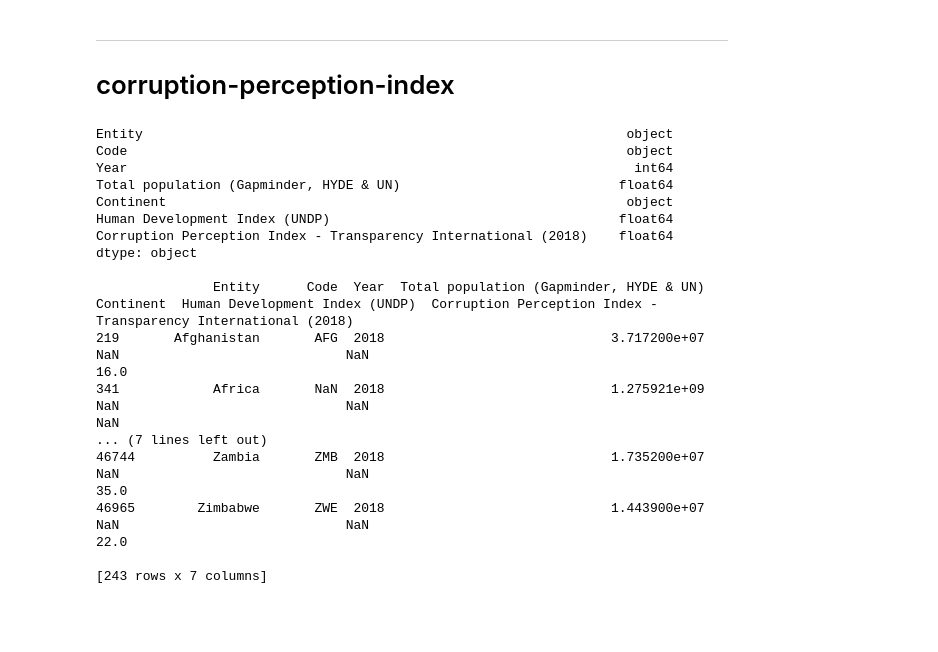
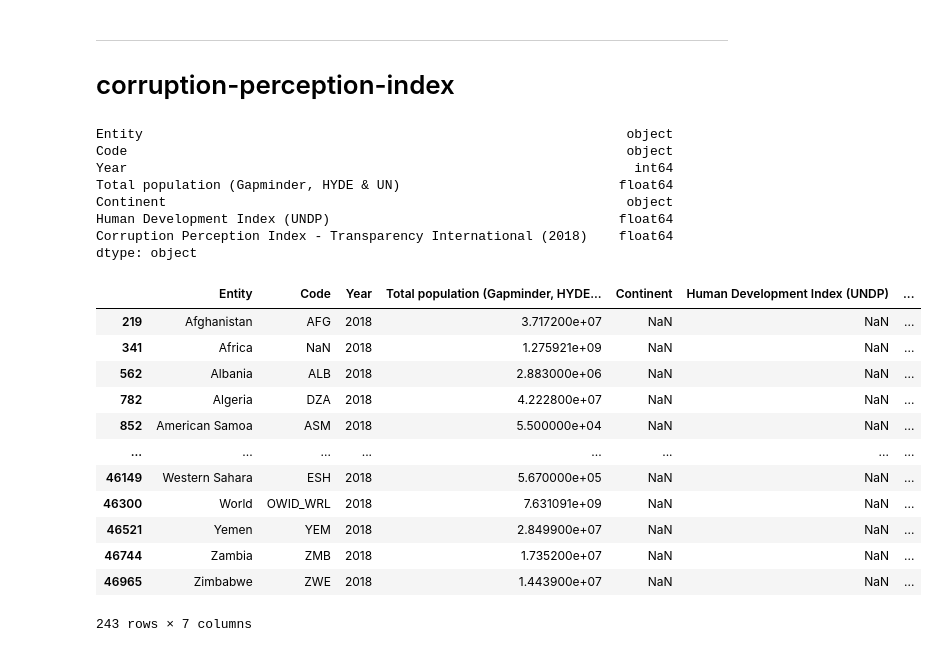
Before and after one commit to YutianJing/COVID-19-Vaccination-Progress, a Jupyter notebook: test.ipynb, the cells around one changed output. Saved outputs shown, nothing was run; the diff lists cells and outputs as text; code cells hidden in the pictures; blank space fills up the shorter version.

```diff
--- a/test.ipynb
+++ b/test.ipynb
@@ -511,32 +675,36 @@ correlation_matrix.style.background_gradient(cmap='coolwarm')
 # %%
 # data source
 # https://ourworldindata.org/human-development-index
 
 
 df_corruption_perception_index = pd.read_csv('./human-development-index-vs-corruption-perception-index.csv')
-print(df_corruption_perception_index.dtypes, '\n')
+display(df_corruption_perception_index.dtypes)
 
 
 df_corruption_perception_index = df_corruption_perception_index[df_corruption_perception_index['Year'] == 2018]
-print(df_corruption_perception_index, '\n')
+display(df_corruption_perception_index)
 # %% [output]
 Entity                                                              object
 Code                                                                object
 Year                                                                 int64
 Total population (Gapminder, HYDE & UN)                            float64
 Continent                                                           object
 Human Development Index (UNDP)                                     float64
 Corruption Perception Index - Transparency International (2018)    float64
 dtype: object
-
-               Entity      Code  Year  Total population (Gapminder, HYDE & UN) Continent  Human Development Index (UNDP)  Corruption Perception Index - Transparency International (2018)
-219       Afghanistan       AFG  2018                             3.717200e+07       NaN                             NaN                                               16.0
-341            Africa       NaN  2018                             1.275921e+09       NaN                             NaN                                                NaN
-... (7 lines left out)
-46744          Zambia       ZMB  2018                             1.735200e+07       NaN                             NaN                                               35.0
-46965        Zimbabwe       ZWE  2018                             1.443900e+07       NaN                             NaN                                               22.0
-
-[243 rows x 7 columns]
+|  | Entity | Code | Year | Total population (Gapminder, HYDE... | Continent | Human Development Index (UNDP) | ... |
+| 219 | Afghanistan | AFG | 2018 | 3.717200e+07 | NaN | NaN | ... |
+| 341 | Africa | NaN | 2018 | 1.275921e+09 | NaN | NaN | ... |
+| 562 | Albania | ALB | 2018 | 2.883000e+06 | NaN | NaN | ... |
+| 782 | Algeria | DZA | 2018 | 4.222800e+07 | NaN | NaN | ... |
+| 852 | American Samoa | ASM | 2018 | 5.500000e+04 | NaN | NaN | ... |
+| ... | ... | ... | ... | ... | ... | ... | ... |
+| 46149 | Western Sahara | ESH | 2018 | 5.670000e+05 | NaN | NaN | ... |
+| 46300 | World | OWID_WRL | 2018 | 7.631091e+09 | NaN | NaN | ... |
+| 46521 | Yemen | YEM | 2018 | 2.849900e+07 | NaN | NaN | ... |
+| 46744 | Zambia | ZMB | 2018 | 1.735200e+07 | NaN | NaN | ... |
+| 46965 | Zimbabwe | ZWE | 2018 | 1.443900e+07 | NaN | NaN | ... |
+243 rows × 7 columns
 # %%
 # find correlation
 left = df_country_vaccinations_grouped[['iso_code', 'total_vaccinations', 'total_vaccinations_per_hundred']]
```
Also changed, not shown: parts of 19 cells of this notebook, 2 other files.
